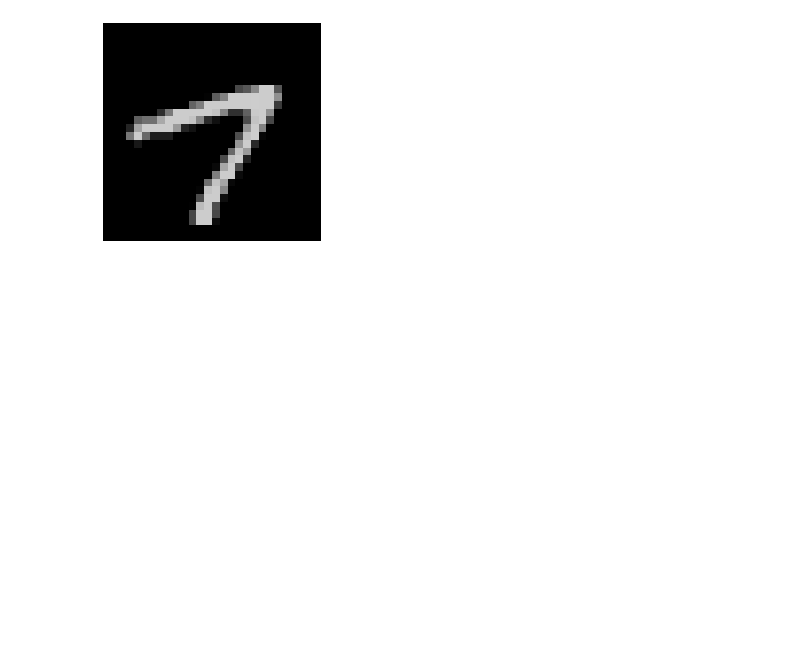
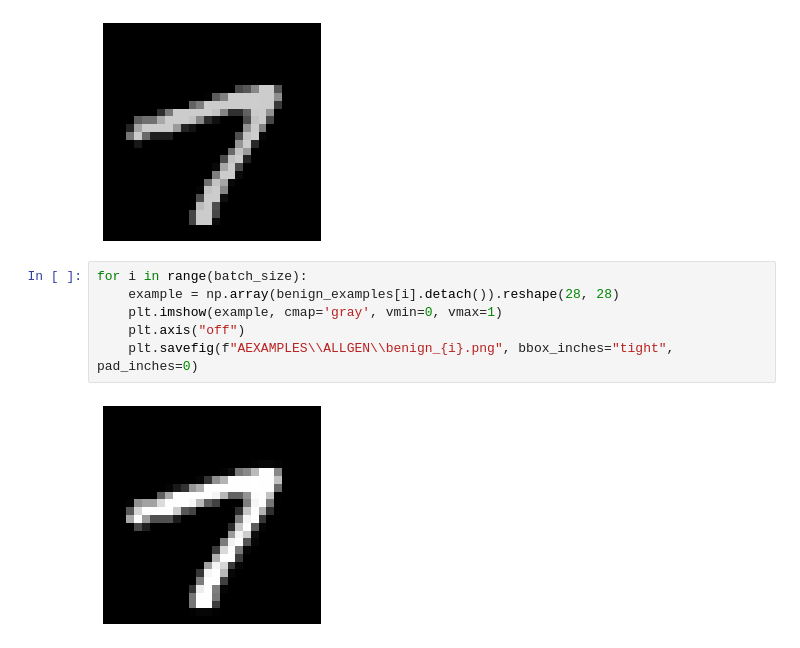
Before and after one commit to pavel-jaks/robust, a Jupyter notebook: Code/A_ALL_GEN.ipynb, the cells around one changed output. Cells and saved outputs as stored; diff of their text form; blank space fills up the shorter version.

```diff
--- a/Code/A_ALL_GEN.ipynb
+++ b/Code/A_ALL_GEN.ipynb
@@ -342,3 +331,11 @@ print(f'cw: {len(cw_adversarials)}')
 # %% [output]
 cw: 57
 [figure]
+# %%
+for i in range(batch_size):
+    example = np.array(benign_examples[i].detach()).reshape(28, 28)
+    plt.imshow(example, cmap='gray', vmin=0, vmax=1)
+    plt.axis("off")
+    plt.savefig(f"AEXAMPLES\\ALLGEN\\benign_{i}.png", bbox_inches="tight", pad_inches=0)
+# %% [output]
+[figure, added]
```
Also changed, not shown: parts of 5 cells of this notebook, 1 other file.
